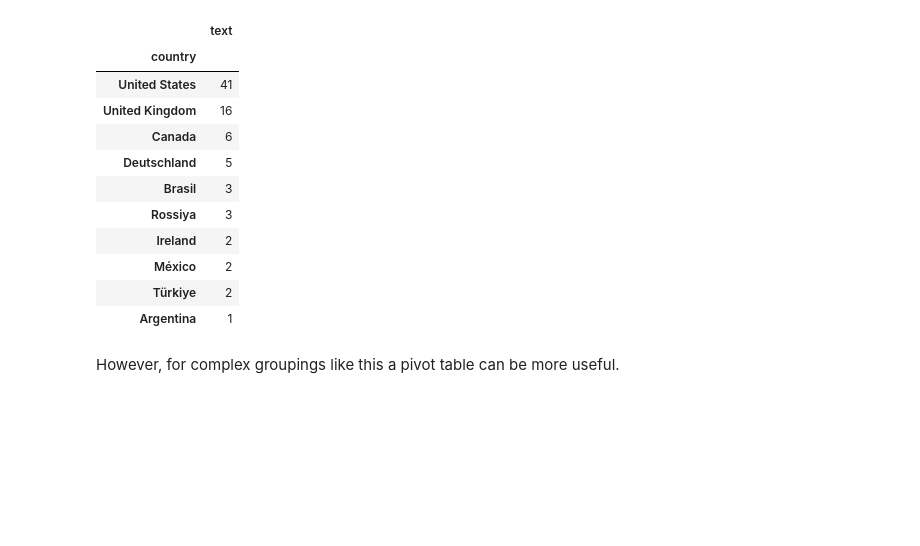
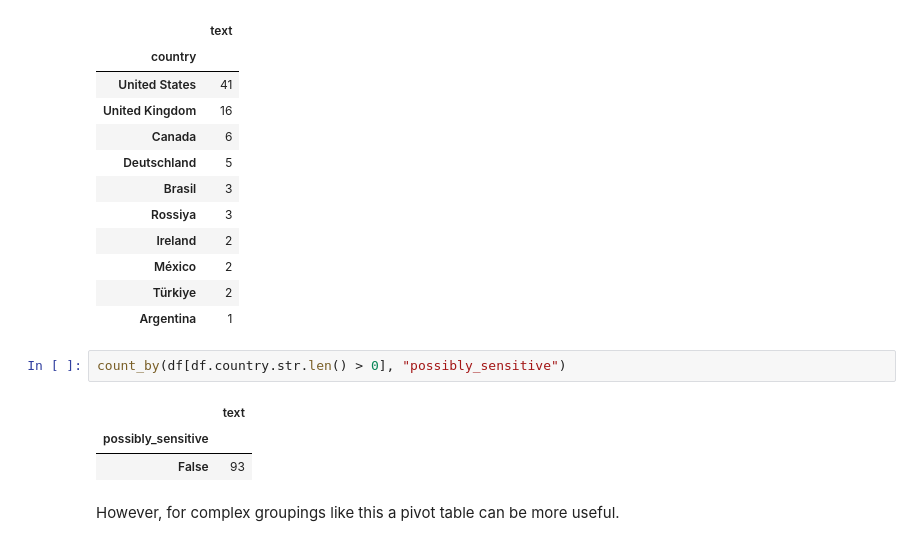
Before and after one commit to sul-cidr/python_workshops, a Jupyter notebook: data_manipulation_filled.ipynb, the cells around one changed output. Cells and saved outputs as stored; diff of their text form; blank space fills up the shorter version.

```diff
--- a/data_manipulation_filled.ipynb
+++ b/data_manipulation_filled.ipynb
@@ -689,6 +689,12 @@ count_by(df[df.country.str.len() > 0], "country")
 | México | 2 |
 | Türkiye | 2 |
 | Argentina | 1 |
+# %%
+count_by(df[df.country.str.len() > 0], "possibly_sensitive")
+# %% [output]
+|  | text |
+| possibly_sensitive |  |
+| False | 93 |
 # %% [markdown]
 However, for complex groupings like this a pivot table can be more useful.
 # %%
```
Also changed, not shown: parts of 7 cells of this notebook, 1 other file.
